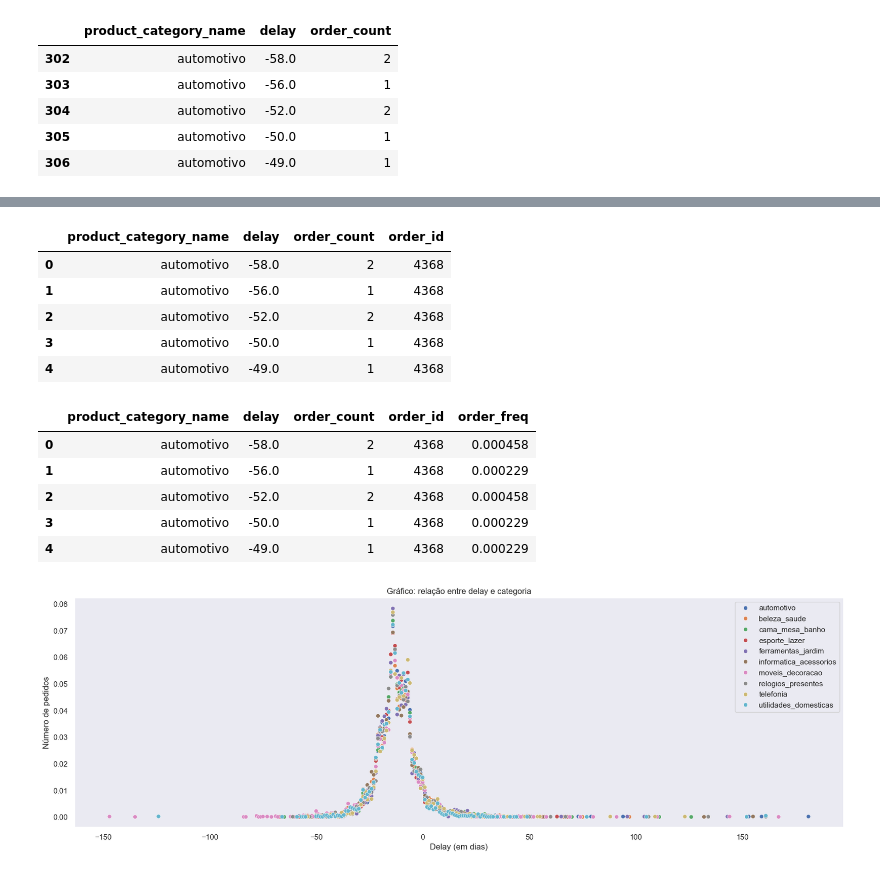
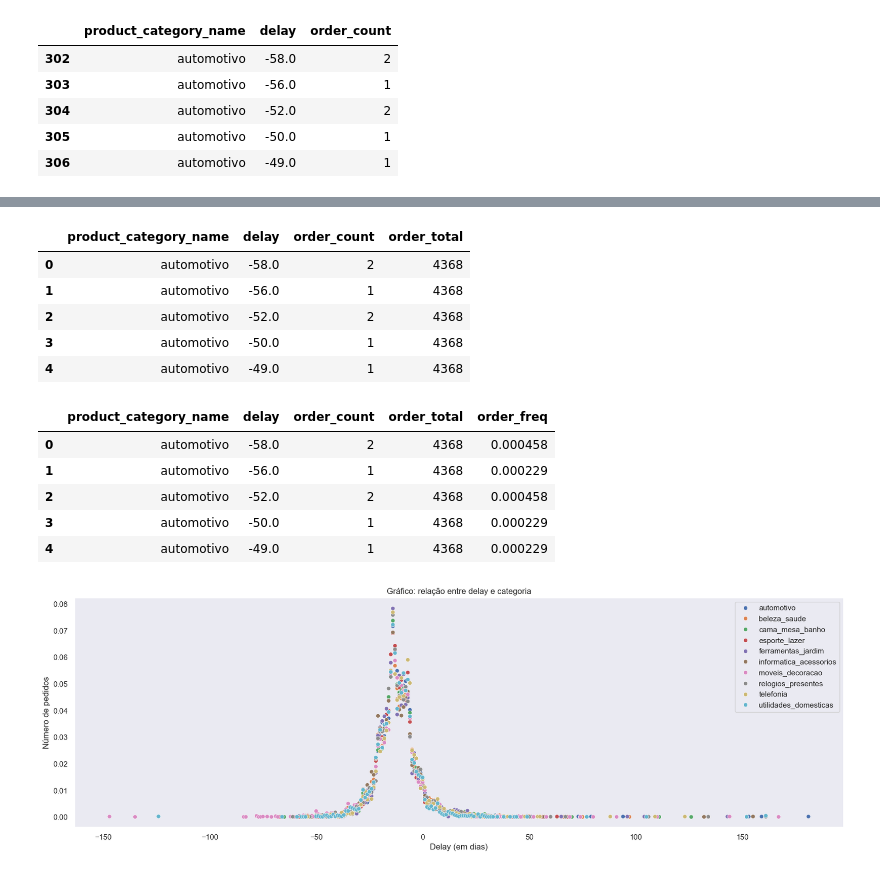
Before and after one commit to olavodd42/analise_exploratoria_olist, a Jupyter notebook: notebook.ipynb, the cells around one changed output, grey strips where cells are left out. Saved outputs shown, nothing was run; the diff lists cells and outputs as text; code cells hidden in the pictures.

```diff
--- a/notebook.ipynb
+++ b/notebook.ipynb
@@ -407,0 +444,4 @@ plt.show()
+# %%
+#-----------------------------------------------------Produtos e Categorias-------------------------------------------------------------------------------------------------------------------------------------
+df_category_count = df_not_cancelled_orders[['product_category_name', 'order_id']].groupby('product_category_name').count().reset_index().sort_values(by='order_id', ascending=False).rename(columns={'order_id': 'order_count'})
+df_category_count.head(10)
@@ -678,5 +811,5 @@ df_category_count.head(30)
 # %%
-top_10_categories = df_category_count.head(10).index
+top_10_categories = df_category_count['product_category_name'].head(10)
 df_cat_delay_count_10 = df_cat_delay_count[df_cat_delay_count['product_category_name'].isin(top_10_categories)]
 df_cat_delay_count_10.head()
 # %% [output]
@@ -686,6 +819,4 @@ df_cat_delay_count_10.head()
 | 304 | automotivo | -52.0 | 2 |
 | 305 | automotivo | -50.0 | 1 |
 | 306 | automotivo | -49.0 | 1 |
-# %%
-df_category_count = df_category_count["order_id"].reset_index()
 # %%
@@ -714,12 +836,12 @@ df_category_count.head()
 # %%
 df_cat_delay_count_10 = df_cat_delay_count_10.merge(
-    df_category_count,
+    df_category_count.rename(columns={'order_count': 'order_total'}),
     on="product_category_name",
     how="left"
 )
 df_cat_delay_count_10.head()
 # %% [output]
-|  | product_category_name | delay | order_count | order_id |
+|  | product_category_name | delay | order_count | order_total |
 | 0 | automotivo | -58.0 | 2 | 4368 |
 | 1 | automotivo | -56.0 | 1 | 4368 |
 | 2 | automotivo | -52.0 | 2 | 4368 |
@@ -727,12 +849,12 @@ df_cat_delay_count_10.head()
 | 4 | automotivo | -49.0 | 1 | 4368 |
 # %%
 df_cat_delay_count_10["order_freq"] = (
-    df_cat_delay_count_10["order_count"] / df_cat_delay_count_10["order_id"]
+    df_cat_delay_count_10["order_count"] / df_cat_delay_count_10["order_total"]
 )
 
 df_cat_delay_count_10.head()
 # %% [output]
-|  | product_category_name | delay | order_count | order_id | order_freq |
+|  | product_category_name | delay | order_count | order_total | order_freq |
 | 0 | automotivo | -58.0 | 2 | 4368 | 0.000458 |
 | 1 | automotivo | -56.0 | 1 | 4368 | 0.000229 |
 | 2 | automotivo | -52.0 | 2 | 4368 | 0.000458 |
```
Also changed, not shown: parts of 69 cells of this notebook, 1 other file.
